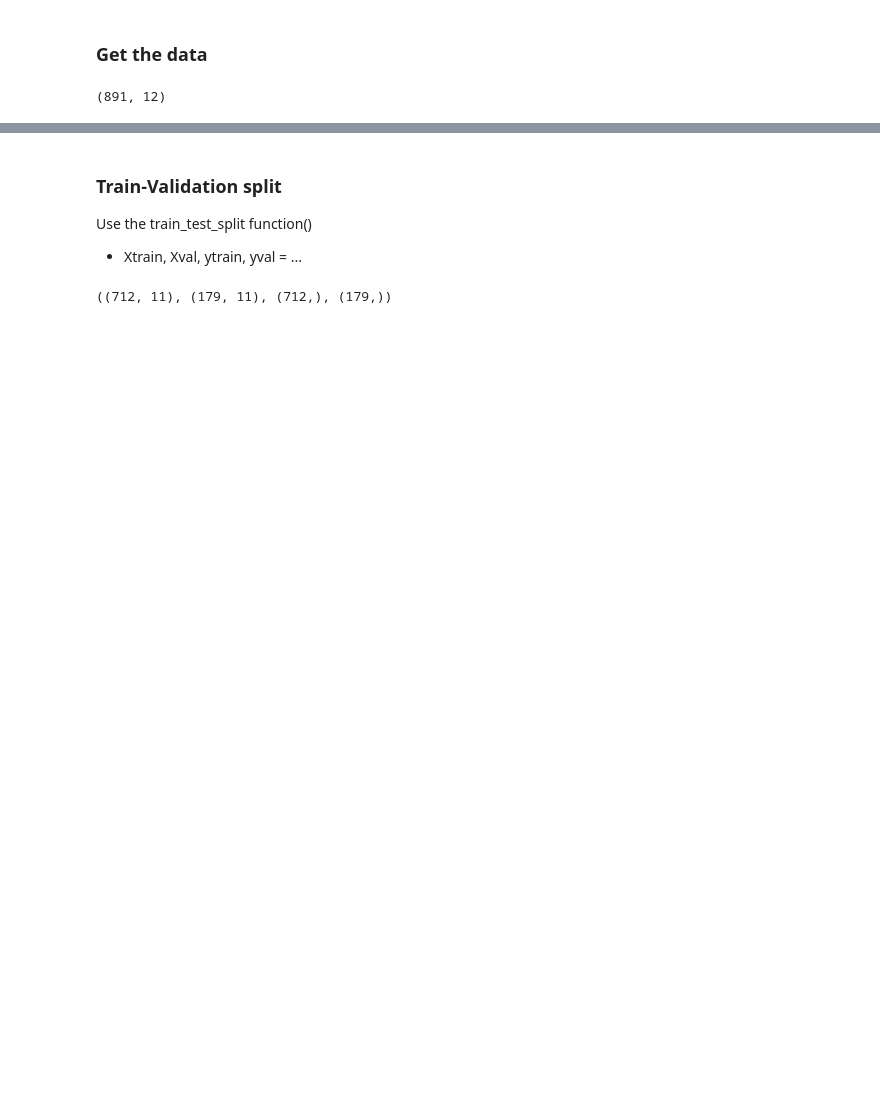
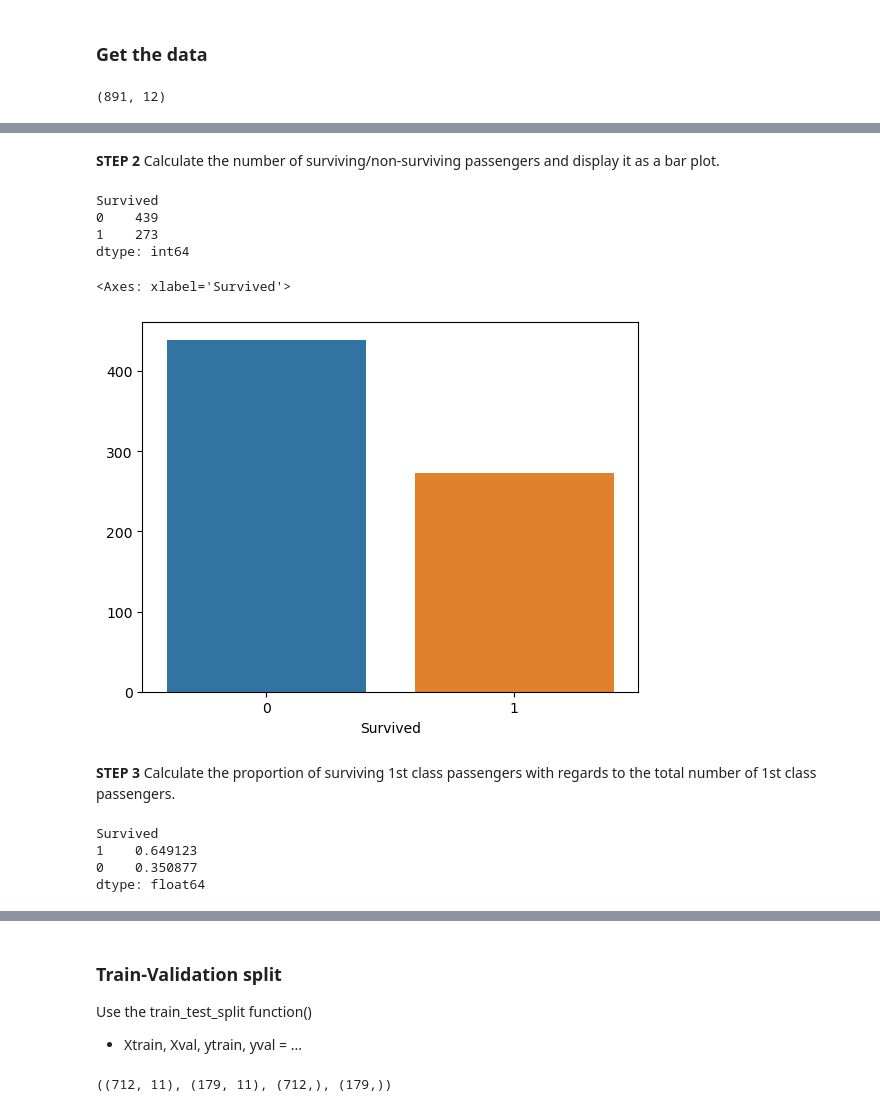
Before and after one commit to ElizavetaBugaeva/bootcamp_projects, a Jupyter notebook: week_02/Project_week02.ipynb, the cells around one changed output, grey strips where cells are left out. Cells and saved outputs as stored; diff of their text form; code cells hidden in the pictures; blank space fills up the shorter version.

```diff
--- a/week_02/Project_week02.ipynb
+++ b/week_02/Project_week02.ipynb
@@ -44,0 +63,24 @@ full_data.head()
+# %% [markdown]
+**STEP 2** Calculate the number of surviving/non-surviving passengers and display it as a bar plot.
+# %%
+df_train.value_counts('Survived') # count all survivors
+# %% [output]
+Survived
+0    439
+1    273
+dtype: int64
+# %%
+sns.barplot(data = df_train, x = 'Survived', y =df_train.value_counts('Survived'))
+# %% [output]
+<Axes: xlabel='Survived'>
+[figure, added]
+# %% [markdown]
+**STEP 3**
+Calculate the proportion of surviving 1st class passengers with regards to the total number of 1st class passengers.
+# %%
+df_train[df_train['Pclass'] == 1].value_counts('Survived',normalize=True)
+# %% [output]
+Survived
+1    0.649123
+0    0.350877
+dtype: float64
```
Also changed, not shown: parts of 30 cells of this notebook.
